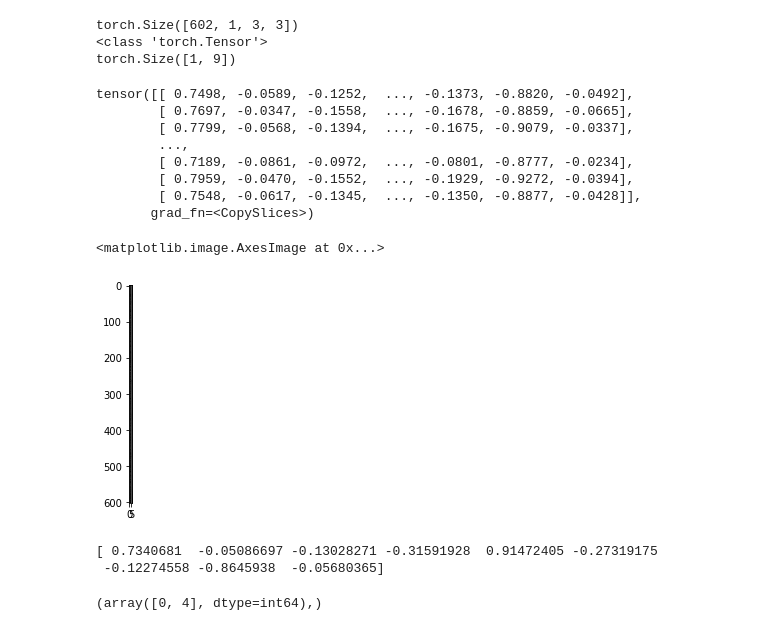
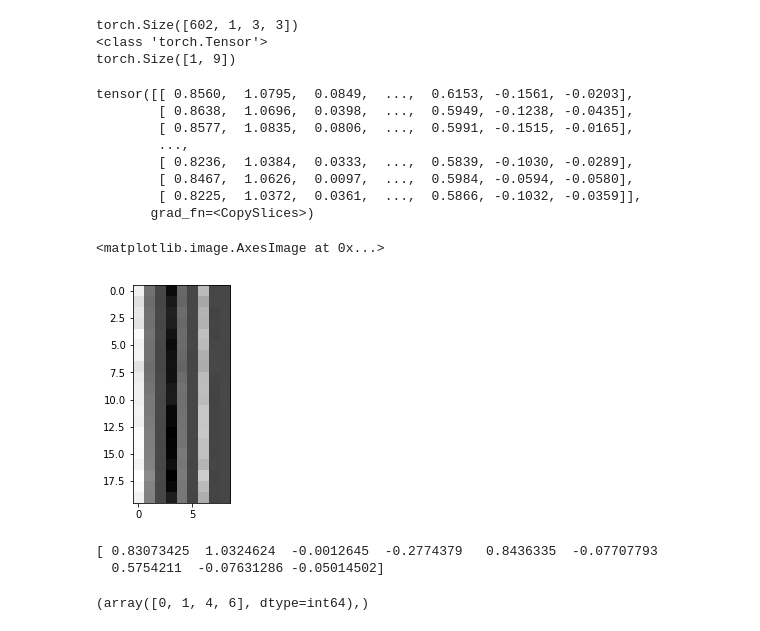
Before and after one commit to FrankWJW/MSc-dissertation, a Jupyter notebook: stock_conditional_TS.ipynb, the cells around one changed output. Drawn from its saved outputs; the diff is of its cells as text; code cells hidden in the pictures.

Commit message:
delete conv model, modify mlp model

```diff
--- a/stock_conditional_TS.ipynb
+++ b/stock_conditional_TS.ipynb
@@ -415,11 +313,0 @@ torch.Size([1, 1, 100, 3]) torch.Size([1, 1])
-# %%
-vanilla_grads_ = np.empty([1,15,3])
-for i in range(1500,2000):
-    image = trainData[i].view(-1,1,100,3).float().to(device)
-    target = testData[i].view(-1,1).float().to(device)
-
-    VBP = VanillaBackprop(model,target)
-    temp = VBP.generate_gradients(image)
-    vanilla_grads_ = np.concatenate((vanilla_grads_,temp),axis = 0)
-
-vanilla_grads_.shape
@@ -553,13 +399,13 @@ plt.show()
 # %%
 # build the model
-model = BaselineModel(9, 9, 1).to(device)
-summary(model,(1, 9, 9))
+# model = BaselineModel(9, 9, 1).to(device)
+# summary(model,(1, 9, 9))
 
-# define the loss function and the optimiser
-loss_function = nn.MSELoss()
-optimiser = optim.Adam(model.parameters())
+# # define the loss function and the optimiser
+# loss_function = nn.MSELoss()
+# optimiser = optim.Adam(model.parameters())
 
-#training on gpu
-trial = Trial(model, optimiser, loss_function).to(device)
-trial.with_generators(trainloader)
-trial.run(epochs=10)
+# #training on gpu
+# trial = Trial(model, optimiser, loss_function).to(device)
+# trial.with_generators(trainloader)
+# trial.run(epochs=10)
@@ -693,22 +506,22 @@ for data in validateloader:
 
 grad
 # %% [output]
-tensor([[ 0.7498, -0.0589, -0.1252,  ..., -0.1373, -0.8820, -0.0492],
-        [ 0.7697, -0.0347, -0.1558,  ..., -0.1678, -0.8859, -0.0665],
-        [ 0.7799, -0.0568, -0.1394,  ..., -0.1675, -0.9079, -0.0337],
+tensor([[ 0.8560,  1.0795,  0.0849,  ...,  0.6153, -0.1561, -0.0203],
+        [ 0.8638,  1.0696,  0.0398,  ...,  0.5949, -0.1238, -0.0435],
+        [ 0.8577,  1.0835,  0.0806,  ...,  0.5991, -0.1515, -0.0165],
         ...,
-        [ 0.7189, -0.0861, -0.0972,  ..., -0.0801, -0.8777, -0.0234],
-        [ 0.7959, -0.0470, -0.1552,  ..., -0.1929, -0.9272, -0.0394],
-        [ 0.7548, -0.0617, -0.1345,  ..., -0.1350, -0.8877, -0.0428]],
+        [ 0.8236,  1.0384,  0.0333,  ...,  0.5839, -0.1030, -0.0289],
+        [ 0.8467,  1.0626,  0.0097,  ...,  0.5984, -0.0594, -0.0580],
+        [ 0.8225,  1.0372,  0.0361,  ...,  0.5866, -0.1032, -0.0359]],
        grad_fn=<CopySlices>)
 # %%
 image = validateData.view(602,-1).float()
 grad_img = grad.data
 
-plt.imshow(grad_img * image, cmap=plt.get_cmap('gray'))
+plt.imshow(grad_img[300:320,:] * image[300:320,:], cmap=plt.get_cmap('gray'))
 # %% [output]
 <matplotlib.image.AxesImage at 0x...>
-[figure, old version]
+[figure, new version]
 # %%
 data = grad_img
 data = data.numpy()
@@ -716,9 +529,9 @@ data = np.mean(data, axis = 0)
 
 print(data)
 # %% [output]
-[ 0.7340681  -0.05086697 -0.13028271 -0.31591928  0.91472405 -0.27319175
- -0.12274558 -0.8645938  -0.05680365]
+[ 0.83073425  1.0324624  -0.0012645  -0.2774379   0.8436335  -0.07707793
+  0.5754211  -0.07631286 -0.05014502]
 # %%
 print(np.where(data>0))
 # %% [output]
-(array([0, 4], dtype=int64),)
+(array([0, 1, 4, 6], dtype=int64),)
```
Also changed, not shown: parts of 21 cells of this notebook.
